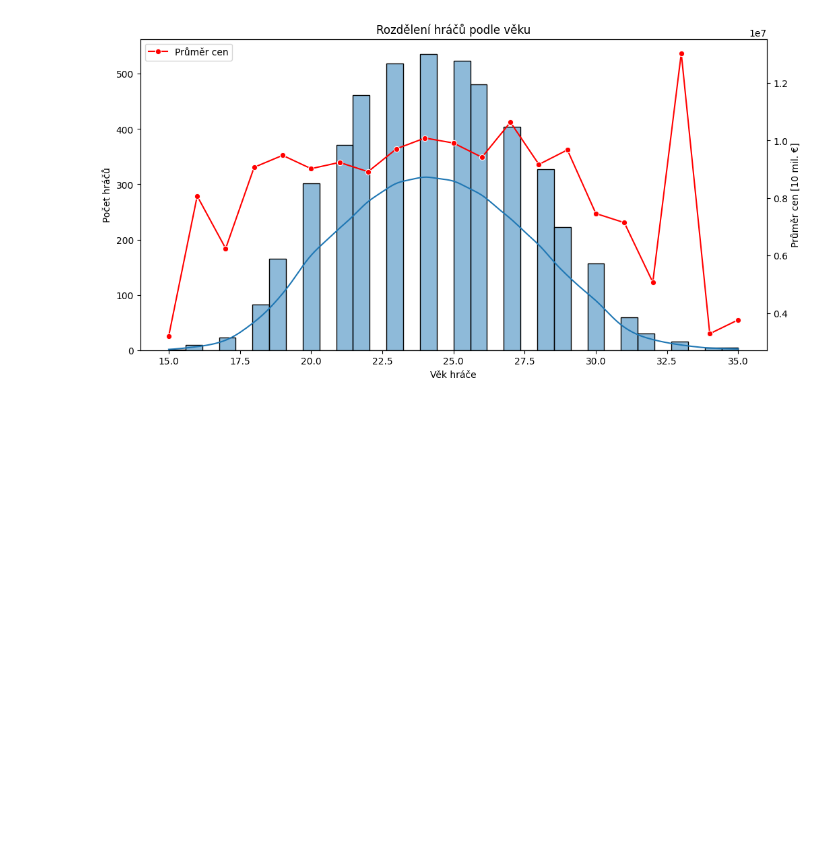
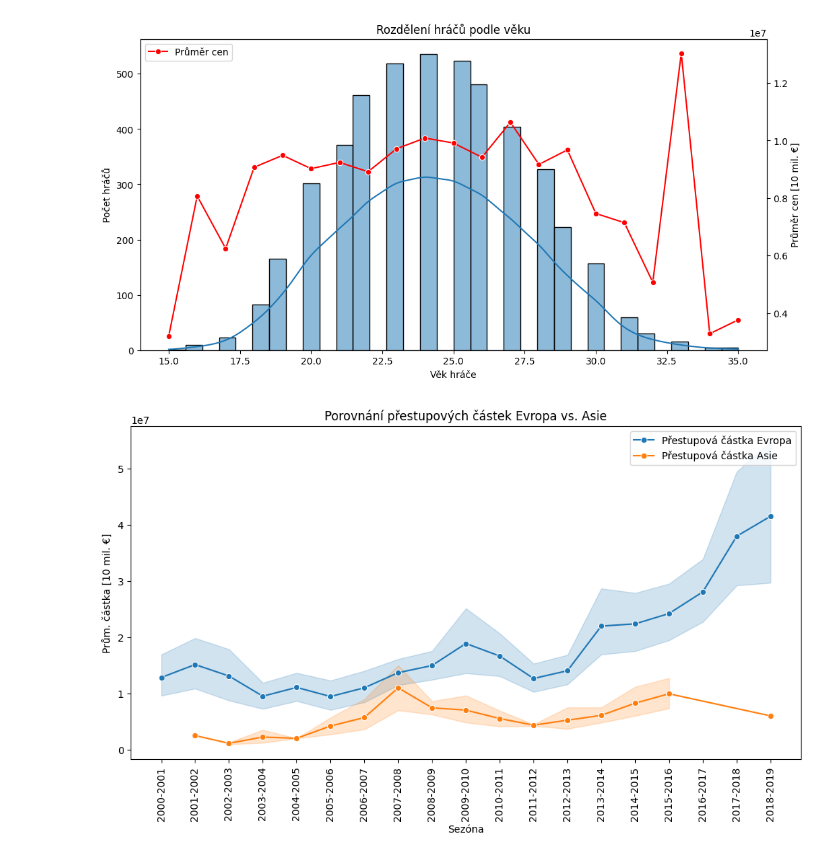
Before and after one commit to LuciaBern/Data_scientist, a Jupyter notebook: Ukol.ipynb, the cells around one changed output. Saved outputs shown, nothing was run; the diff lists cells and outputs as text; code cells hidden in the pictures; blank space fills up the shorter version.

Commit message:
azia vs europa

```diff
--- a/Ukol.ipynb
+++ b/Ukol.ipynb
@@ -493,3 +513,24 @@ ax2.legend(loc='upper left')
 # %% [output]
 <matplotlib.legend.Legend at 0x...>
 [figure]
+# %%
+azia = [
+    ' United Arab Emirates',
+    ' China',
+    ' Saudi Arabia',
+    ' Qatar',
+    'UAE Gulf League',
+    ]
+
+
+azia_kluby = data[data["Nová liga"].isin(azia)]
+
+
+plt.figure(figsize=(12, 6))
+ax = sns.lineplot(data=top_kluby_data, x='Sezóna', y='Přestupová částka', marker='o', label='Přestupová částka Evropa')
+sns.lineplot(data=azia_kluby, x='Sezóna', y='Přestupová částka', marker='o', label='Přestupová částka Asie')
+plt.legend()
+ax.set(title='Porovnání přestupových částek Evropa vs. Asie', xlabel='Sezóna', ylabel='Prům. částka [10 mil. €]')
+ax.tick_params(axis="x",rotation=90)
+# %% [output]
+[figure, added]
```
Also changed, not shown: parts of 2 cells of this notebook.
